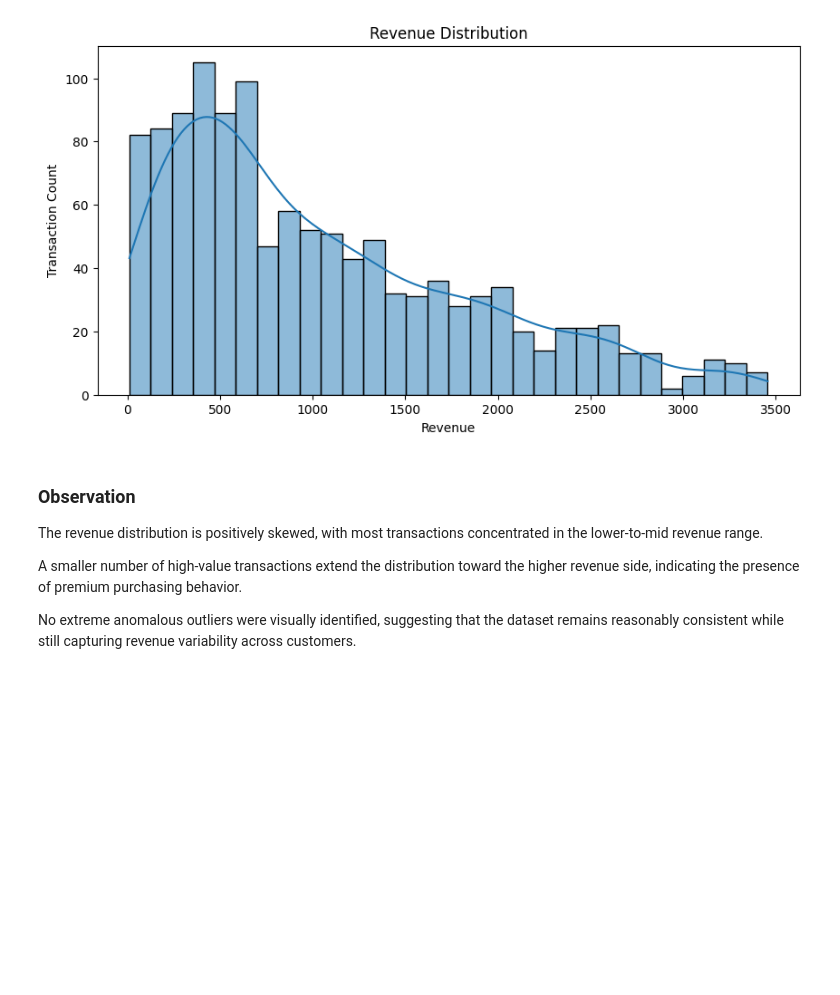
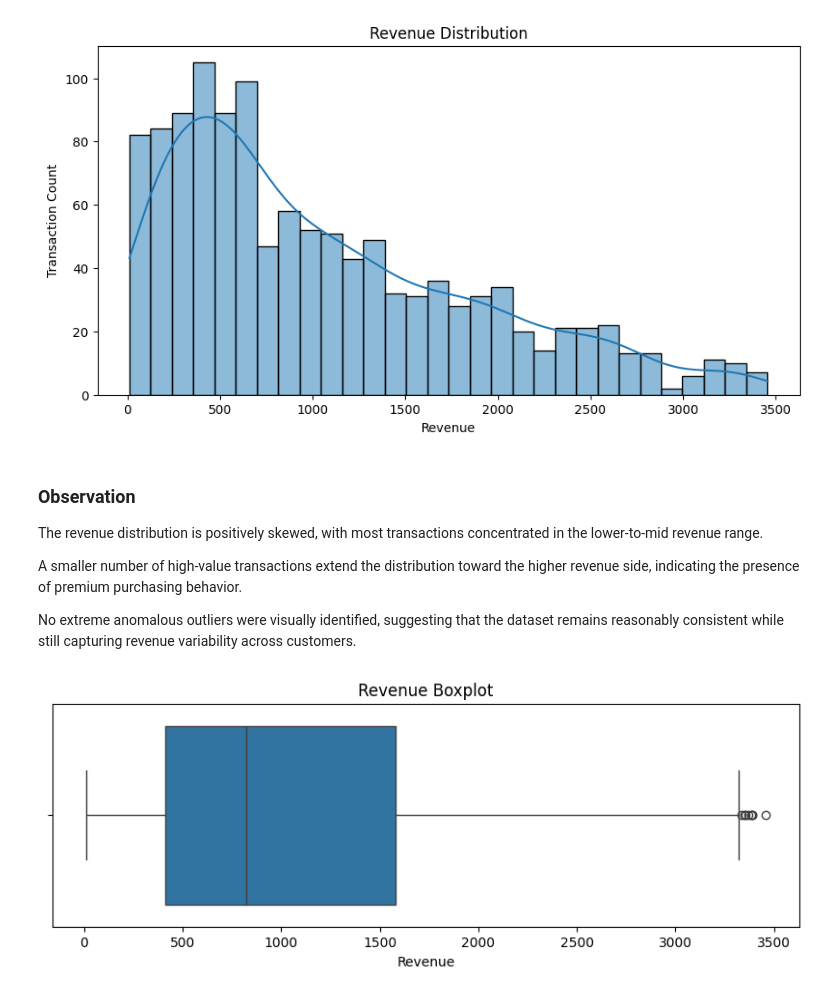
Before and after one commit to prasadk1628/decodelabs-eda-project, a Jupyter notebook: Project_2/notebook/ecommerce_data_cleaning.ipynb, the cells around one changed output. Saved outputs shown, nothing was run; the diff lists cells and outputs as text; code cells hidden in the pictures; blank space fills up the shorter version.

```diff
--- a/Project_2/notebook/ecommerce_data_cleaning.ipynb
+++ b/Project_2/notebook/ecommerce_data_cleaning.ipynb
@@ -124,3 +124,13 @@ The revenue distribution is positively skewed, with most transactions concentrat
 A smaller number of high-value transactions extend the distribution toward the higher revenue side, indicating the presence of premium purchasing behavior.
 
 No extreme anomalous outliers were visually identified, suggesting that the dataset remains reasonably consistent while still capturing revenue variability across customers.
+# %%
+plt.figure(figsize=(10, 3))
+
+sns.boxplot(x=df["Revenue"])
+
+plt.title("Revenue Boxplot")
+
+plt.show()
+# %% [output]
+[figure, added]
```
Also changed, not shown: parts of 15 cells of this notebook, 6 other files.
